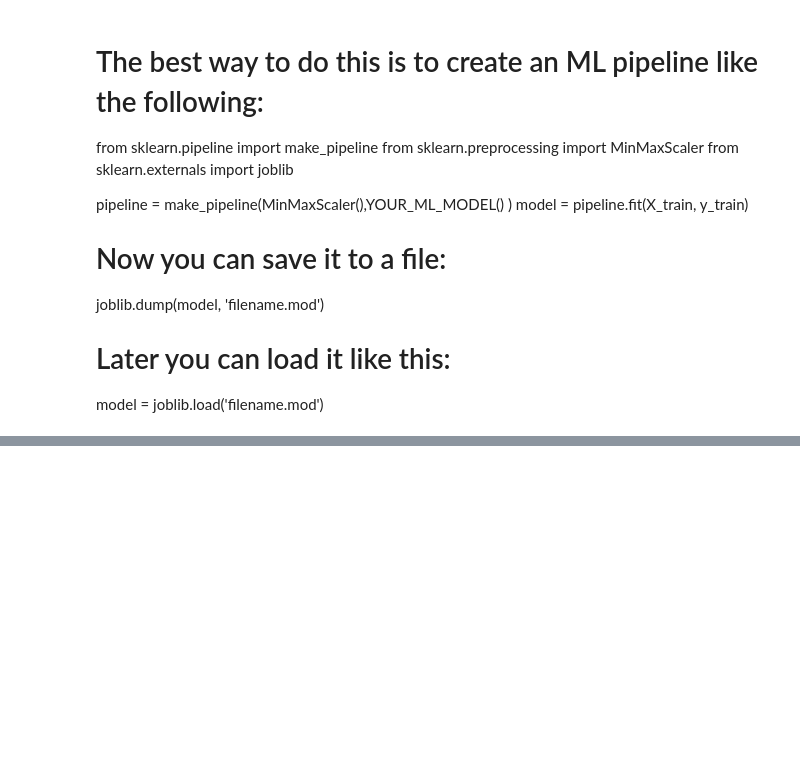
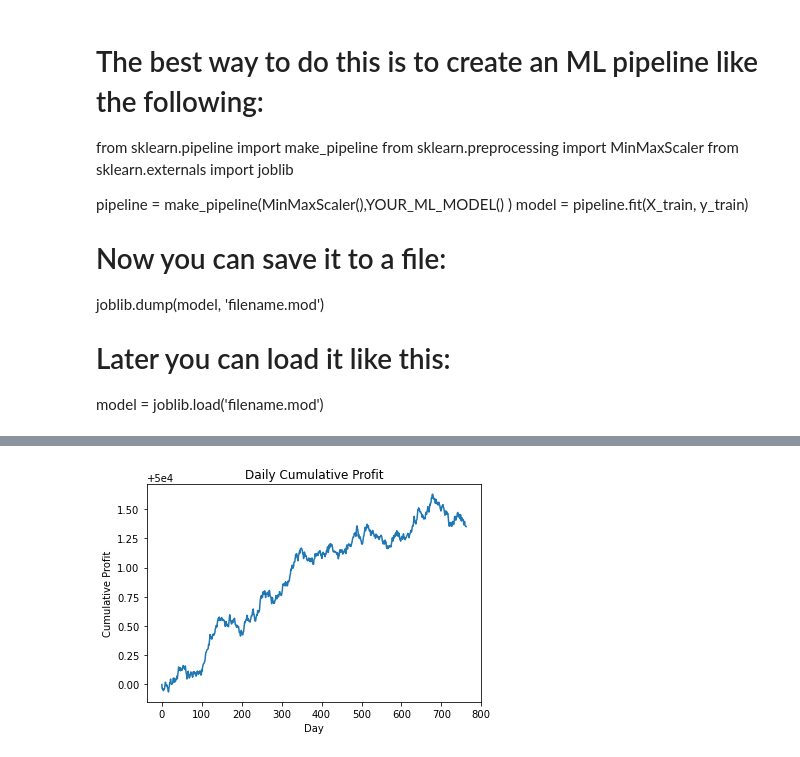
Before and after one commit to darrenlawton/btc_trader_team_five, a Jupyter notebook: notebooks/dl_btc_return_linear_regression.ipynb, the cells around one changed output, grey strips where cells are left out. Cells and saved outputs as stored; diff of their text form; code cells hidden in the pictures; blank space fills up the shorter version.

Commit message:
Add stop/loss profit logic

```diff
--- a/notebooks/dl_btc_return_linear_regression.ipynb
+++ b/notebooks/dl_btc_return_linear_regression.ipynb
@@ -145,3 +155,39 @@ model = joblib.load('filename.mod')
+# %%
+# Trading decision and profit/loss calculation with threshold
+STOP_LOSS_PROFIT_THRESHOLD = 1000
+INITIAL_CAPITAL = 50000
+profit_loss = []
+for i in range(len(y_test)):
+    predicted_return = predict_y[i]
+    actual_return = y_test.iloc[i]
+    t_closing_price = X_test.iloc[i]['mkt_Close']
+
+    if predicted_return > t_closing_price + STOP_LOSS_PROFIT_THRESHOLD:
+        trading_decision = 'Sell'
+        A = (t_closing_price - max(t_closing_price, predicted_return)) * (INITIAL_CAPITAL / t_closing_price)
+        B = STOP_LOSS_PROFIT_THRESHOLD
+        profit_loss.append(min(abs(A), abs(B)) * (A / abs(A)))
+    elif predicted_return < t_closing_price - STOP_LOSS_PROFIT_THRESHOLD:
+        trading_decision = 'Sell'
+        A = (min(t_closing_price, predicted_return) - t_closing_price) * (INITIAL_CAPITAL / t_closing_price)
+        B = STOP_LOSS_PROFIT_THRESHOLD
+        profit_loss.append(min(abs(A), abs(B)) * (A / abs(A)))
+    else:
+        trading_decision = 'Hold'
+        profit_loss.append(predicted_return)
+
+# Calculate daily cumulative profit
+cumulative_profit = [INITIAL_CAPITAL]
+for i in range(1, len(profit_loss)):
+    cumulative_profit.append(cumulative_profit[i-1] + profit_loss[i])
+
+plt.plot(range(len(y_test)), cumulative_profit)
+plt.ylabel('Cumulative Profit')
+plt.xlabel('Day')
+plt.title("Daily Cumulative Profit")
+plt.show()
+# %% [output]
+[figure, added]
 # %%
 # SGDRegressor - test only
 from sklearn.linear_model import SGDRegressor
```
Also changed, not shown: parts of 5 cells of this notebook.
